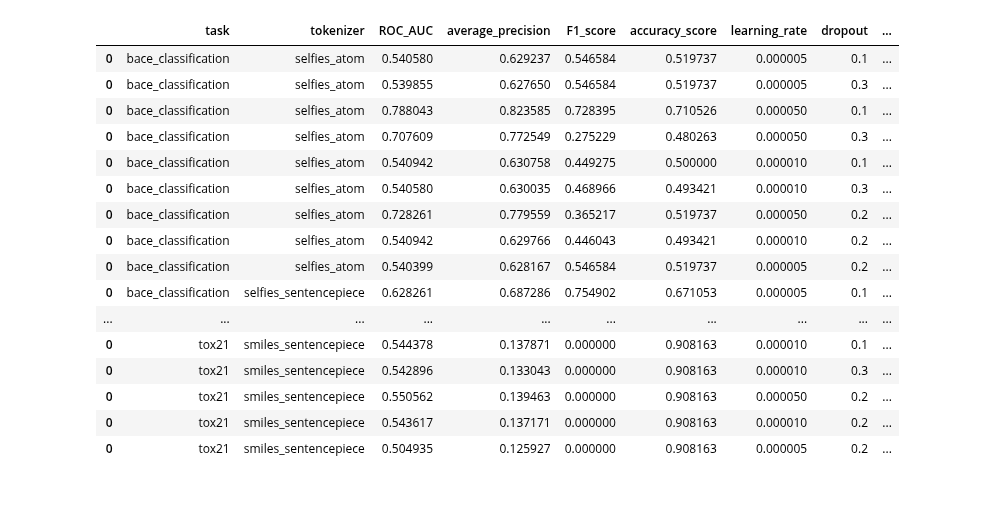
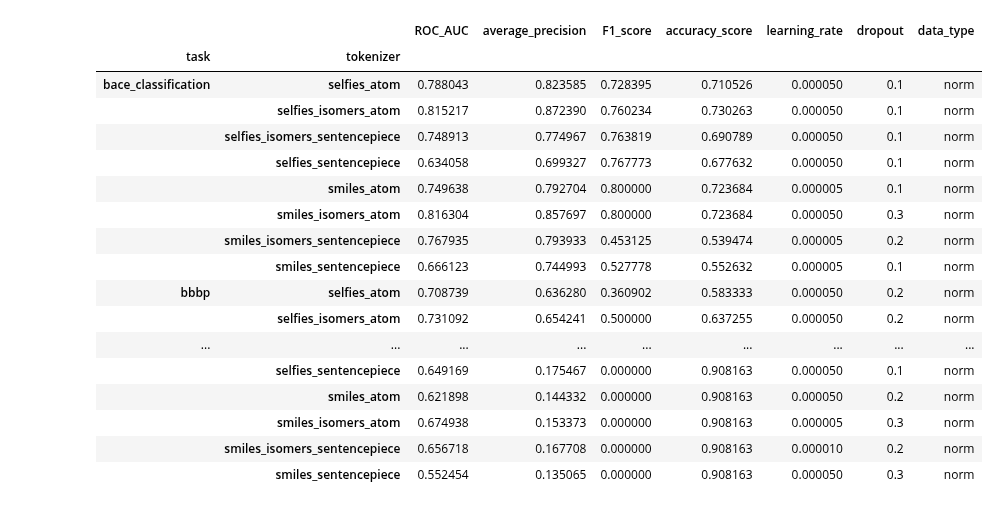
Before and after one commit to ibmm-unibe-ch/SMILES_or_SELFIES, a Jupyter notebook: Scoring_report_hyperparameters.ipynb, the cells around one changed output. Drawn from its saved outputs; the diff is of its cells as text; code cells hidden in the pictures.

```diff
--- a/Scoring_report_hyperparameters.ipynb
+++ b/Scoring_report_hyperparameters.ipynb
@@ -1,17 +1,19 @@
 # %%
 import pandas as pd
 import os
-from constants import TASK_MODEL_PATH, TOKENIZER_SUFFIXES, MOLNET_DIRECTORY
+from constants import TASK_MODEL_PATH, TOKENIZER_SUFFIXES, MOLNET_DIRECTORY, PROJECT_PATH, RETROSYNTHESIS_DIRECTORY, DESCRIPTORS
+
 from glob import glob
 from pathlib import Path
 pd.set_option('display.max_rows', 500)
 
 classification_scores = []
 regression_scores = []
+TOKENIZER_SUFFIXES+=["smiles_isomers_atom","smiles_isomers_sentencepiece","selfies_isomers_atom","selfies_isomers_sentencepiece"]
 for tokenizer_suffix in TOKENIZER_SUFFIXES:
     for task in MOLNET_DIRECTORY.keys():
         task_tokenizer_path = TASK_MODEL_PATH/task/tokenizer_suffix
-        if task.startswith("bace"):
+        if task.startswith("bace") and not ("isomer" in tokenizer_suffix) :
             task_tokenizer_path = Path("/data/jgut/SoS_models/task")/task/tokenizer_suffix
         print(task_tokenizer_path)
         if task_tokenizer_path.exists():
@@ -77,23 +80,24 @@ regression_scores.sort_values(["task", "tokenizer"])[columns].drop(["model_size"
 # %%
 columns = list(classification_scores.columns[-3:])
 columns.extend(classification_scores.columns[:-3])
 
-classification_scores.sort_values(["task", "tokenizer"])[columns].drop(["model_size", "Unnamed: 0", "task_type"], axis="columns")
+classification_scores.sort_values(["task", "tokenizer"])[columns].sort_values(["ROC_AUC"], ascending=False).drop(["model_size", "Unnamed: 0", "task_type"], axis="columns").groupby(["task", "tokenizer"]).first()
 # %% [output]
-|  | task | tokenizer | ROC_AUC | average_precision | F1_score | accuracy_score | learning_rate | dropout | ... |
-| 0 | bace_classification | selfies_atom | 0.540580 | 0.629237 | 0.546584 | 0.519737 | 0.000005 | 0.1 | ... |
-| 0 | bace_classification | selfies_atom | 0.539855 | 0.627650 | 0.546584 | 0.519737 | 0.000005 | 0.3 | ... |
-| 0 | bace_classification | selfies_atom | 0.788043 | 0.823585 | 0.728395 | 0.710526 | 0.000050 | 0.1 | ... |
-| 0 | bace_classification | selfies_atom | 0.707609 | 0.772549 | 0.275229 | 0.480263 | 0.000050 | 0.3 | ... |
-| 0 | bace_classification | selfies_atom | 0.540942 | 0.630758 | 0.449275 | 0.500000 | 0.000010 | 0.1 | ... |
-| 0 | bace_classification | selfies_atom | 0.540580 | 0.630035 | 0.468966 | 0.493421 | 0.000010 | 0.3 | ... |
-| 0 | bace_classification | selfies_atom | 0.728261 | 0.779559 | 0.365217 | 0.519737 | 0.000050 | 0.2 | ... |
-| 0 | bace_classification | selfies_atom | 0.540942 | 0.629766 | 0.446043 | 0.493421 | 0.000010 | 0.2 | ... |
-| 0 | bace_classification | selfies_atom | 0.540399 | 0.628167 | 0.546584 | 0.519737 | 0.000005 | 0.2 | ... |
-| 0 | bace_classification | selfies_sentencepiece | 0.628261 | 0.687286 | 0.754902 | 0.671053 | 0.000005 | 0.1 | ... |
-| ... | ... | ... | ... | ... | ... | ... | ... | ... | ... |
-| 0 | tox21 | smiles_sentencepiece | 0.544378 | 0.137871 | 0.000000 | 0.908163 | 0.000010 | 0.1 | ... |
-| 0 | tox21 | smiles_sentencepiece | 0.542896 | 0.133043 | 0.000000 | 0.908163 | 0.000010 | 0.3 | ... |
-| 0 | tox21 | smiles_sentencepiece | 0.550562 | 0.139463 | 0.000000 | 0.908163 | 0.000050 | 0.2 | ... |
-| 0 | tox21 | smiles_sentencepiece | 0.543617 | 0.137171 | 0.000000 | 0.908163 | 0.000010 | 0.2 | ... |
-| 0 | tox21 | smiles_sentencepiece | 0.504935 | 0.125927 | 0.000000 | 0.908163 | 0.000005 | 0.2 | ... |
+|  |  | ROC_AUC | average_precision | F1_score | accuracy_score | learning_rate | dropout | data_type |
+| task | tokenizer |  |  |  |  |  |  |  |
+| bace_classification | selfies_atom | 0.788043 | 0.823585 | 0.728395 | 0.710526 | 0.000050 | 0.1 | norm |
+|  | selfies_isomers_atom | 0.815217 | 0.872390 | 0.760234 | 0.730263 | 0.000050 | 0.1 | norm |
+|  | selfies_isomers_sentencepiece | 0.748913 | 0.774967 | 0.763819 | 0.690789 | 0.000050 | 0.1 | norm |
+|  | selfies_sentencepiece | 0.634058 | 0.699327 | 0.767773 | 0.677632 | 0.000050 | 0.1 | norm |
+|  | smiles_atom | 0.749638 | 0.792704 | 0.800000 | 0.723684 | 0.000005 | 0.1 | norm |
+|  | smiles_isomers_atom | 0.816304 | 0.857697 | 0.800000 | 0.723684 | 0.000050 | 0.3 | norm |
+|  | smiles_isomers_sentencepiece | 0.767935 | 0.793933 | 0.453125 | 0.539474 | 0.000005 | 0.2 | norm |
+|  | smiles_sentencepiece | 0.666123 | 0.744993 | 0.527778 | 0.552632 | 0.000005 | 0.1 | norm |
+| bbbp | selfies_atom | 0.708739 | 0.636280 | 0.360902 | 0.583333 | 0.000050 | 0.2 | norm |
+|  | selfies_isomers_atom | 0.731092 | 0.654241 | 0.500000 | 0.637255 | 0.000050 | 0.2 | norm |
+| ... | ... | ... | ... | ... | ... | ... | ... | ... |
+|  | selfies_sentencepiece | 0.649169 | 0.175467 | 0.000000 | 0.908163 | 0.000050 | 0.1 | norm |
+|  | smiles_atom | 0.621898 | 0.144332 | 0.000000 | 0.908163 | 0.000050 | 0.2 | norm |
+|  | smiles_isomers_atom | 0.674938 | 0.153373 | 0.000000 | 0.908163 | 0.000005 | 0.3 | norm |
+|  | smiles_isomers_sentencepiece | 0.656718 | 0.167708 | 0.000000 | 0.908163 | 0.000010 | 0.2 | norm |
+|  | smiles_sentencepiece | 0.552454 | 0.135065 | 0.000000 | 0.908163 | 0.000050 | 0.3 | norm |
```
Also changed, not shown: parts of 4 cells of this notebook, 20 other files.
